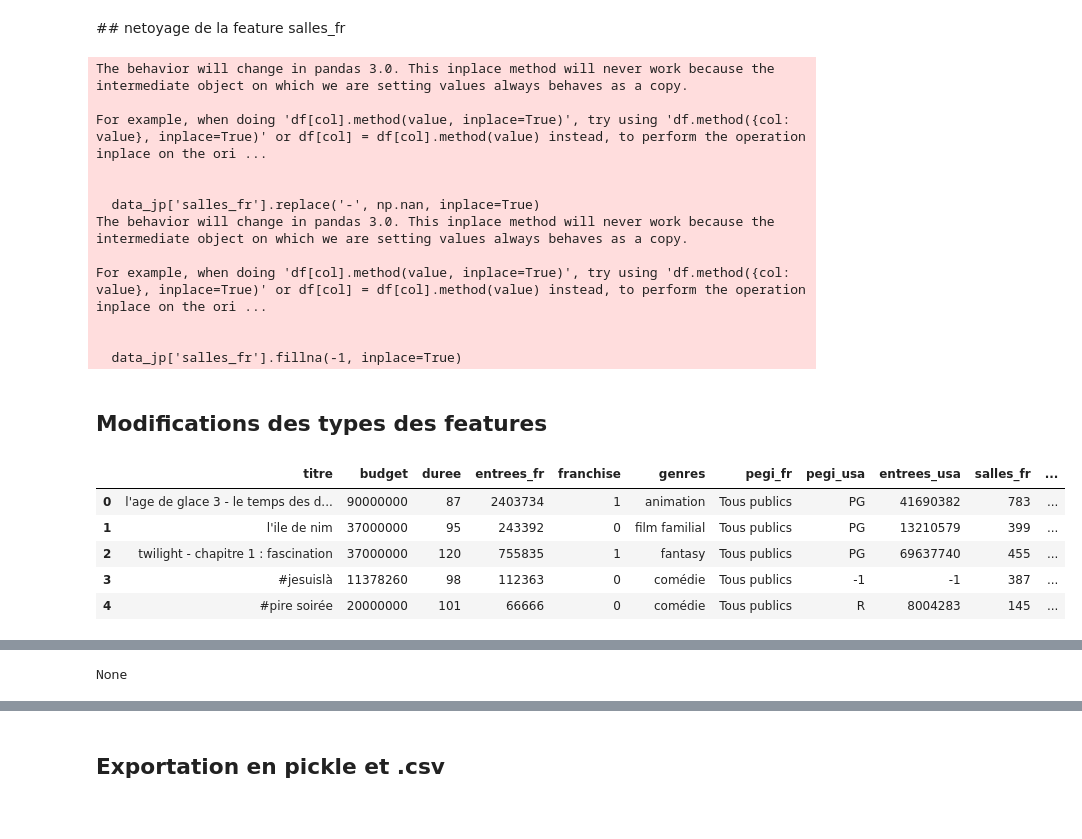
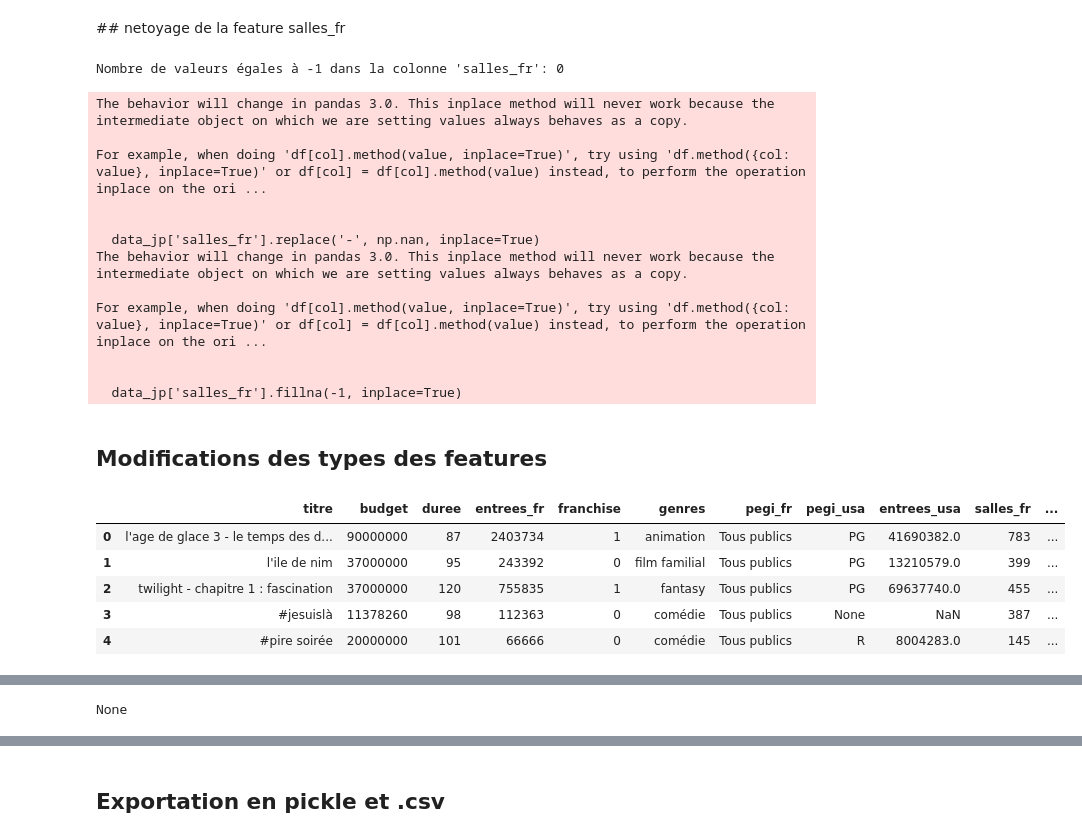
Before and after one commit to cjulliar/Movie_Popularity_Prediction, a Jupyter notebook: ml/cleaning_sql.ipynb, the cells around one changed output, grey strips where cells are left out. Saved outputs shown, nothing was run; the diff lists cells and outputs as text; code cells hidden in the pictures.

```diff
--- a/ml/cleaning_sql.ipynb
+++ b/ml/cleaning_sql.ipynb
@@ -185,0 +121,18 @@ display(data_jp.head())
+# %%
+data_jp['budget'] = data_jp['budget'].astype(str).str.replace('.0', '')
+
+# Filtrer les lignes à supprimer
+index_a_supprimer = (data_jp['budget'] == -1) | (data_jp['budget'].isna()) | (data_jp['budget'].astype(str).str.lower() == 'nan')
+
+# Supprimer les lignes correspondantes
+data_jp = data_jp[~index_a_supprimer]
+
+# Réinitialiser l'index si nécessaire
+data_jp.reset_index(drop=True, inplace=True)
+
+# Afficher les premières lignes pour vérification
+print(data_jp.head())
+
+nombre_de_moins_un_nan = ((data_jp['budget'] == -1) | (data_jp['budget'].isna()) | (data_jp['budget'].astype(str).str.lower() == 'nan')).sum()
+
+print("Nombre de lignes avec valeur égale à -1 ou NaN ou 'nan' dans la colonne 'budget':", nombre_de_moins_un_nan)
@@ -186,11 +157,7 @@ display(data_jp.head())
 # %% [markdown]
 ## Creation feature is_compositeur
 # %%
-# # Transforme les NaN en 0, et les compositeurs en 1
-# data_jp["is_compositeur"] = data_jp["compositeur"]
-# data_jp["is_compositeur"] = data_jp["is_compositeur"].fillna("0")
-# compositeurs = data_jp[data_jp["is_compositeur"] != "0"]
-# data_jp.loc[compositeurs.index, "is_compositeur"] = "1"
-data_jp['is_compositeur'] = data_jp['compositeur'].apply(lambda x: 1 if x != -1 else 0)
 
-# data_jp["is_compositeur"].value_counts()
+data_jp['is_compositeur'] = data_jp['compositeur'].apply(lambda x: 1 if x is not None else 0)
+
+data_jp["is_compositeur"].value_counts()
@@ -223,7 +184,7 @@ data_jp.head()
 # %% [markdown]
 ## Nettoyage target entrees
 # %%
-data_jp['entrees_fr'] = data_jp['entrees_fr'].replace('.0', '').astype(int)
-data_jp['entrees_usa'] = data_jp['entrees_usa'].replace('.0', '').astype(int)
+# data_jp['entrees_fr'] = data_jp['entrees_fr'].replace('.0', '').astype(int)
+# data_jp['entrees_usa'] = data_jp['entrees_usa'].replace('.0', '').astype(int)
 
-data_jp.head()
+# data_jp.head()
@@ -308,6 +259,8 @@ Name: count, dtype: int64
 # %% [markdown]
 ## netoyage de la feature salles_fr
 # %%
+data_jp['salles_fr'] = data_jp['salles_fr'].astype(str).str.replace('.0', '')
+
 data_jp['salles_fr'] = data_jp['salles_fr'].str.replace(' ', '')
 
 data_jp['salles_fr'].replace('-', np.nan, inplace=True)
@@ -321,40 +274,48 @@ data_jp['salles_fr'].fillna(-1, inplace=True)
 # Convertir en entier
 data_jp['salles_fr'] = data_jp['salles_fr'].astype(int)
 
+data_jp = data_jp[data_jp['salles_fr'] != -1]
+
+# Réinitialiser l'index si nécessaire
+data_jp.reset_index(drop=True, inplace=True)
+
 # print(data_jp['salles_fr'].unique())
+nombre_de_moins_un = (data_jp['salles_fr'] == -1).sum()
+print("Nombre de valeurs égales à -1 dans la colonne 'salles_fr':", nombre_de_moins_un)
 # %% [output]
-The behavior will change in pandas 3.0. This inplace method will never work because the intermediate object on which we are setting values always behaves as a copy.
-
-For example, when doing 'df[col].method(value, inplace=True)', try using 'df.method({col: value}, inplace=True)' or df[col] = df[col].method(value) instead, to perform the operation inplace on the ori ...
-
-
-  data_jp['salles_fr'].replace('-', np.nan, inplace=True)
-The behavior will change in pandas 3.0. This inplace method will never work because the intermediate object on which we are setting values always behaves as a copy.
-
-For example, when doing 'df[col].method(value, inplace=True)', try using 'df.method({col: value}, inplace=True)' or df[col] = df[col].method(value) instead, to perform the operation inplace on the ori ...
-
-
-  data_jp['salles_fr'].fillna(-1, inplace=True)
+Nombre de valeurs égales à -1 dans la colonne 'salles_fr': 0
+The behavior will change in pandas 3.0. This inplace method will never work because the intermediate object on which we are setting values always behaves as a copy.
+
+For example, when doing 'df[col].method(value, inplace=True)', try using 'df.method({col: value}, inplace=True)' or df[col] = df[col].method(value) instead, to perform the operation inplace on the ori ...
+
+
+  data_jp['salles_fr'].replace('-', np.nan, inplace=True)
+The behavior will change in pandas 3.0. This inplace method will never work because the intermediate object on which we are setting values always behaves as a copy.
+
+For example, when doing 'df[col].method(value, inplace=True)', try using 'df.method({col: value}, inplace=True)' or df[col] = df[col].method(value) instead, to perform the operation inplace on the ori ...
+
+
+  data_jp['salles_fr'].fillna(-1, inplace=True)
 # %% [markdown]
 ## Modifications des types des features
 # %%
 import pandas as pd
 
 # Supposons que votre DataFrame s'appelle data_jp
 # Remplacer toutes les valeurs NaN par -1
 
 
-colonnes_a_supprimer = ["semaine_fr","semaine_usa", "acteurs", "compositeur", "producteur", "realisateur"]
+colonnes_a_supprimer = ["semaine_fr","semaine_usa", "compositeur", "producteur", "realisateur"]
 
 data_jp.drop(columns=colonnes_a_supprimer, inplace=True)
 
 display(data_jp.head())
 display(data_jp.info())
 # %% [output]
 |  | titre | budget | duree | entrees_fr | franchise | genres | pegi_fr | pegi_usa | entrees_usa | salles_fr | ... |
-| 0 | l'age de glace 3 - le temps des d... | 90000000 | 87 | 2403734 | 1 | animation | Tous publics | PG | 41690382 | 783 | ... |
-| 1 | l'ile de nim | 37000000 | 95 | 243392 | 0 | film familial | Tous publics | PG | 13210579 | 399 | ... |
-| 2 | twilight - chapitre 1 : fascination | 37000000 | 120 | 755835 | 1 | fantasy | Tous publics | PG | 69637740 | 455 | ... |
-| 3 | #jesuislà | 11378260 | 98 | 112363 | 0 | comédie | Tous publics | -1 | -1 | 387 | ... |
-| 4 | #pire soirée | 20000000 | 101 | 66666 | 0 | comédie | Tous publics | R | 8004283 | 145 | ... |
+| 0 | l'age de glace 3 - le temps des d... | 90000000 | 87 | 2403734 | 1 | animation | Tous publics | PG | 41690382.0 | 783 | ... |
+| 1 | l'ile de nim | 37000000 | 95 | 243392 | 0 | film familial | Tous publics | PG | 13210579.0 | 399 | ... |
+| 2 | twilight - chapitre 1 : fascination | 37000000 | 120 | 755835 | 1 | fantasy | Tous publics | PG | 69637740.0 | 455 | ... |
+| 3 | #jesuislà | 11378260 | 98 | 112363 | 0 | comédie | Tous publics | None | NaN | 387 | ... |
+| 4 | #pire soirée | 20000000 | 101 | 66666 | 0 | comédie | Tous publics | R | 8004283.0 | 145 | ... |
 <class 'pandas.core.frame.DataFrame'>
```
Also changed, not shown: parts of 23 cells of this notebook, 15 other files.
